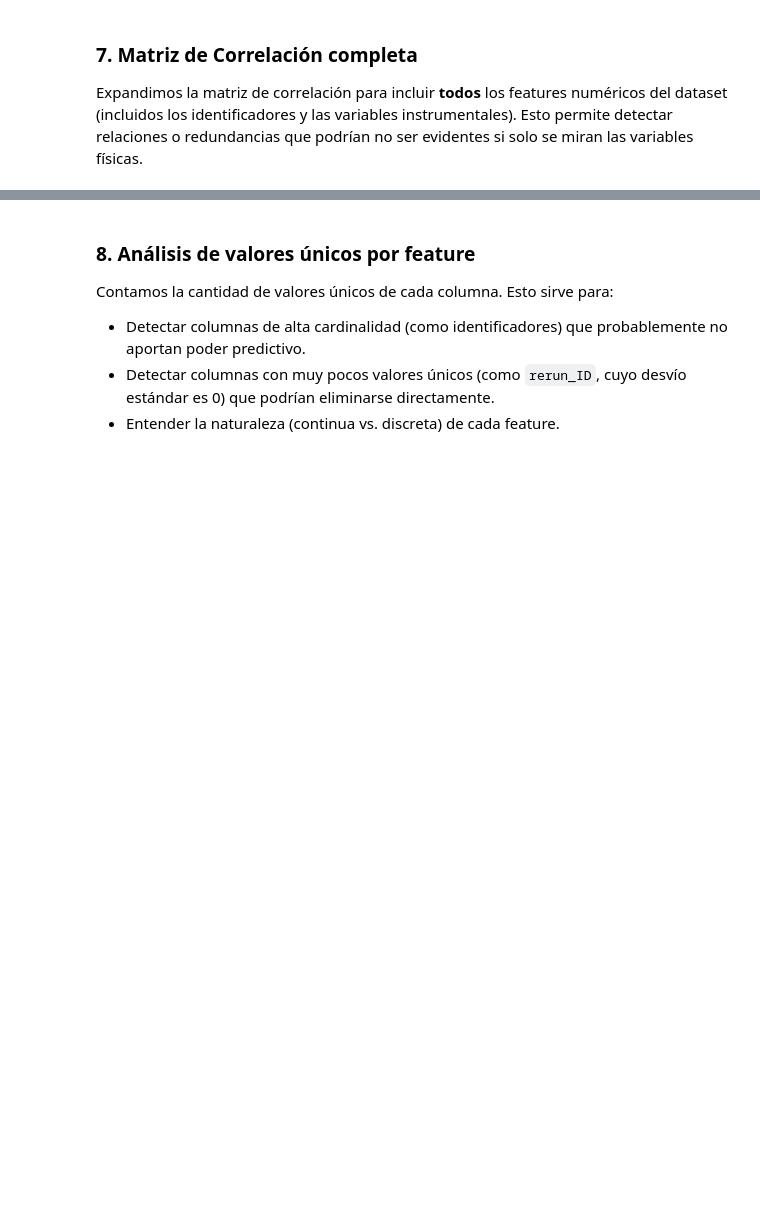
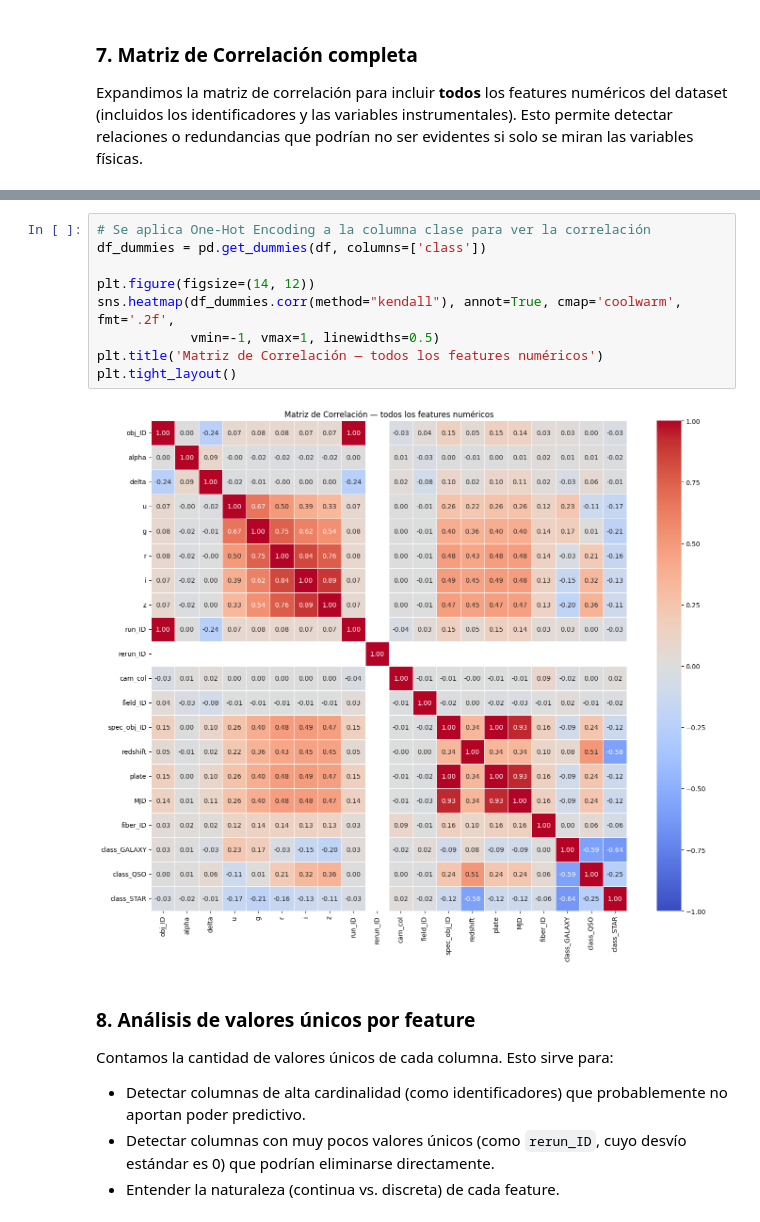
Before and after one commit to gabrielquiroga/ceia-amq1-tf, a Jupyter notebook: notebooks/eda.ipynb, the cells around one changed output, grey strips where cells are left out. Drawn from its saved outputs; the diff is of its cells as text; blank space fills up the shorter version.

```diff
--- a/notebooks/eda.ipynb
+++ b/notebooks/eda.ipynb
@@ -223,6 +225,17 @@ plt.tight_layout()
 plt.show()
 # %% [output]
 [figure]
+# %%
+# Se aplica One-Hot Encoding a la columna clase para ver la correlación
+df_dummies = pd.get_dummies(df, columns=['class'])
+
+plt.figure(figsize=(14, 12))
+sns.heatmap(df_dummies.corr(method="kendall"), annot=True, cmap='coolwarm', fmt='.2f',
+            vmin=-1, vmax=1, linewidths=0.5)
+plt.title('Matriz de Correlación — todos los features numéricos')
+plt.tight_layout()
+# %% [output]
+[figure, added]
 # %% [markdown]
 ### 8. Análisis de valores únicos por feature
 Contamos la cantidad de valores únicos de cada columna. Esto sirve para:
```
Also changed, not shown: parts of 10 cells of this notebook, 3 other files.
